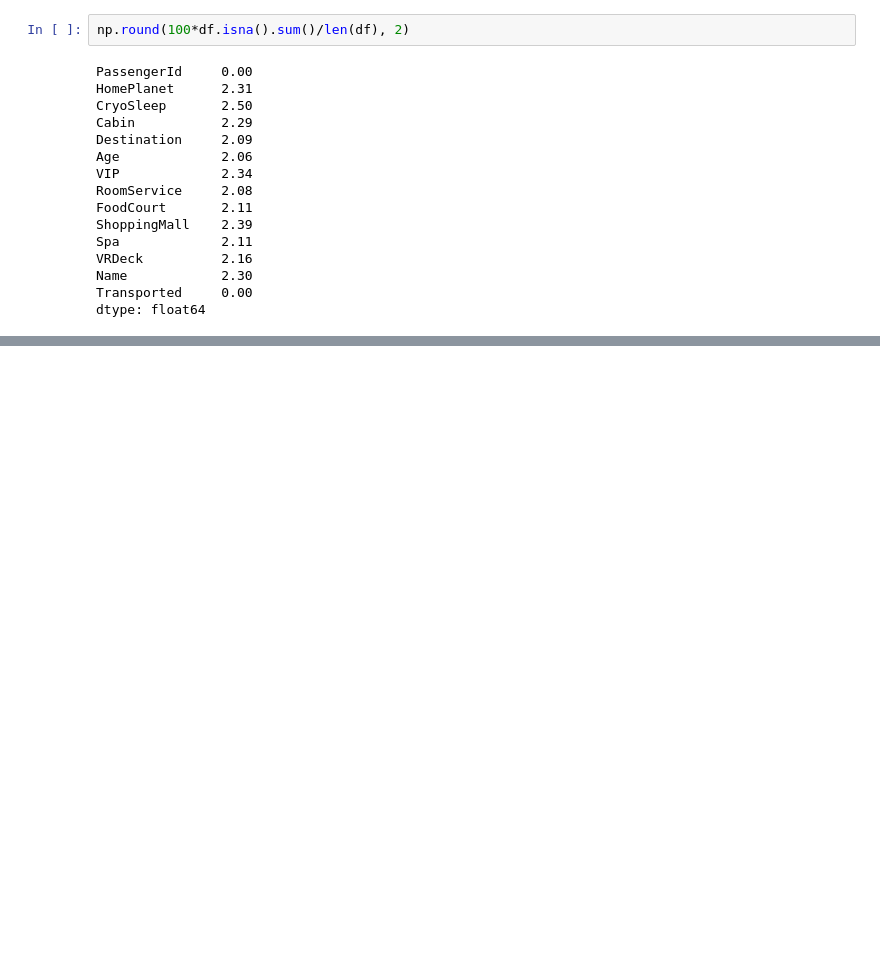
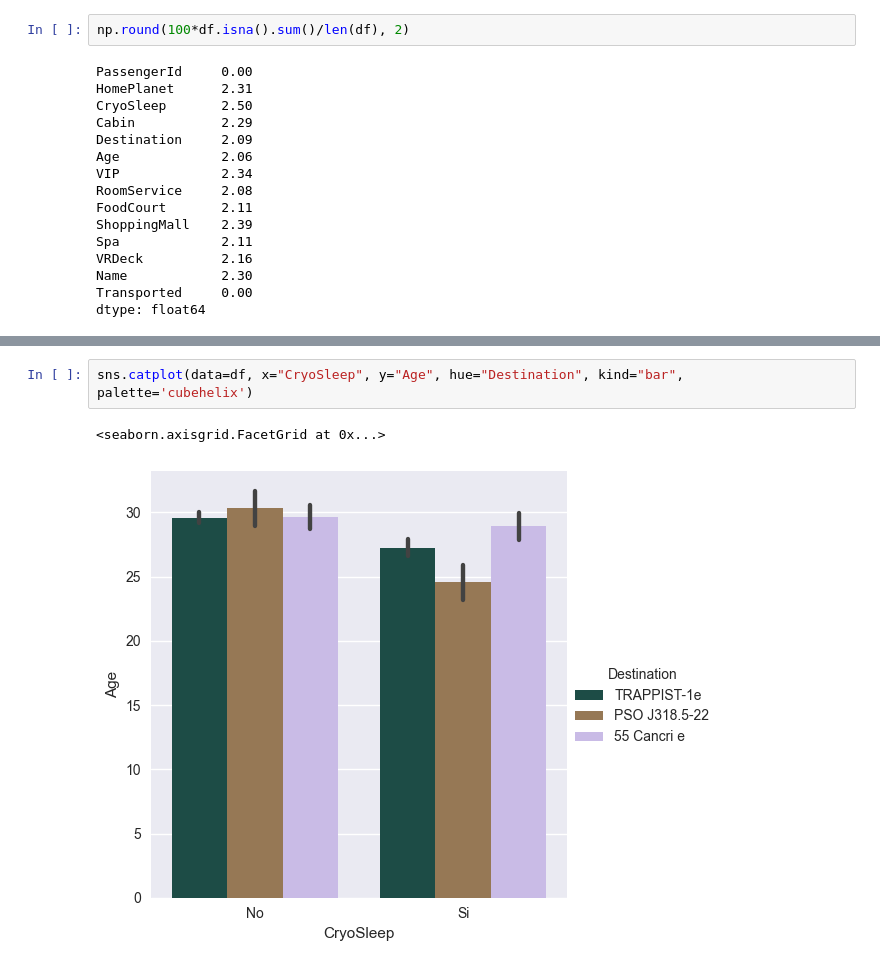
Before and after one commit to trecetreboles/titanic_space, a Jupyter notebook: main.ipynb, the cells around one changed output, grey strips where cells are left out. Saved outputs shown, nothing was run; the diff lists cells and outputs as text; blank space fills up the shorter version.

```diff
--- a/main.ipynb
+++ b/main.ipynb
@@ -148,0 +314,5 @@ NameError: name 'make_subplots' is not defined
+# %%
+sns.catplot(data=df, x="CryoSleep", y="Age", hue="Destination", kind="bar", palette='cubehelix')
+# %% [output]
+<seaborn.axisgrid.FacetGrid at 0x...>
+[figure, added]
```
Also changed, not shown: parts of 36 cells of this notebook, 1 other file.
